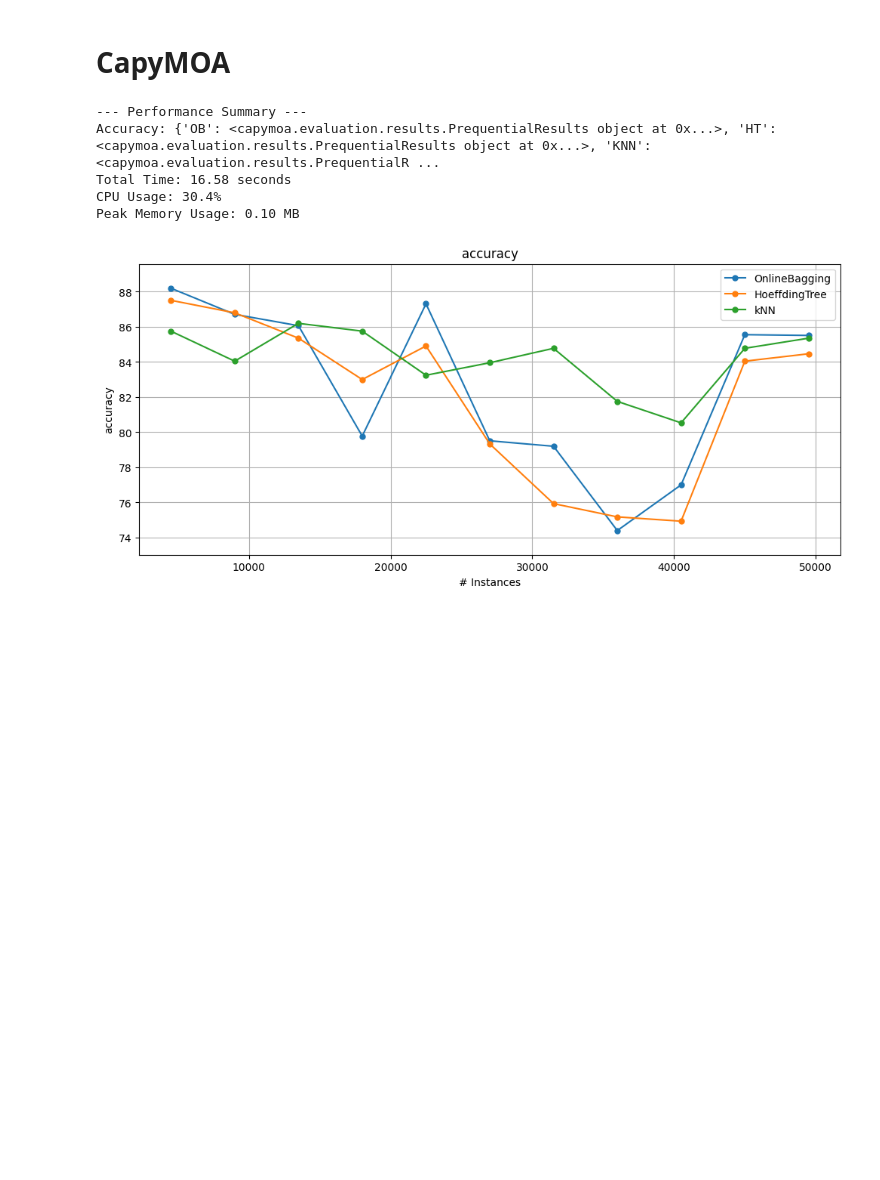
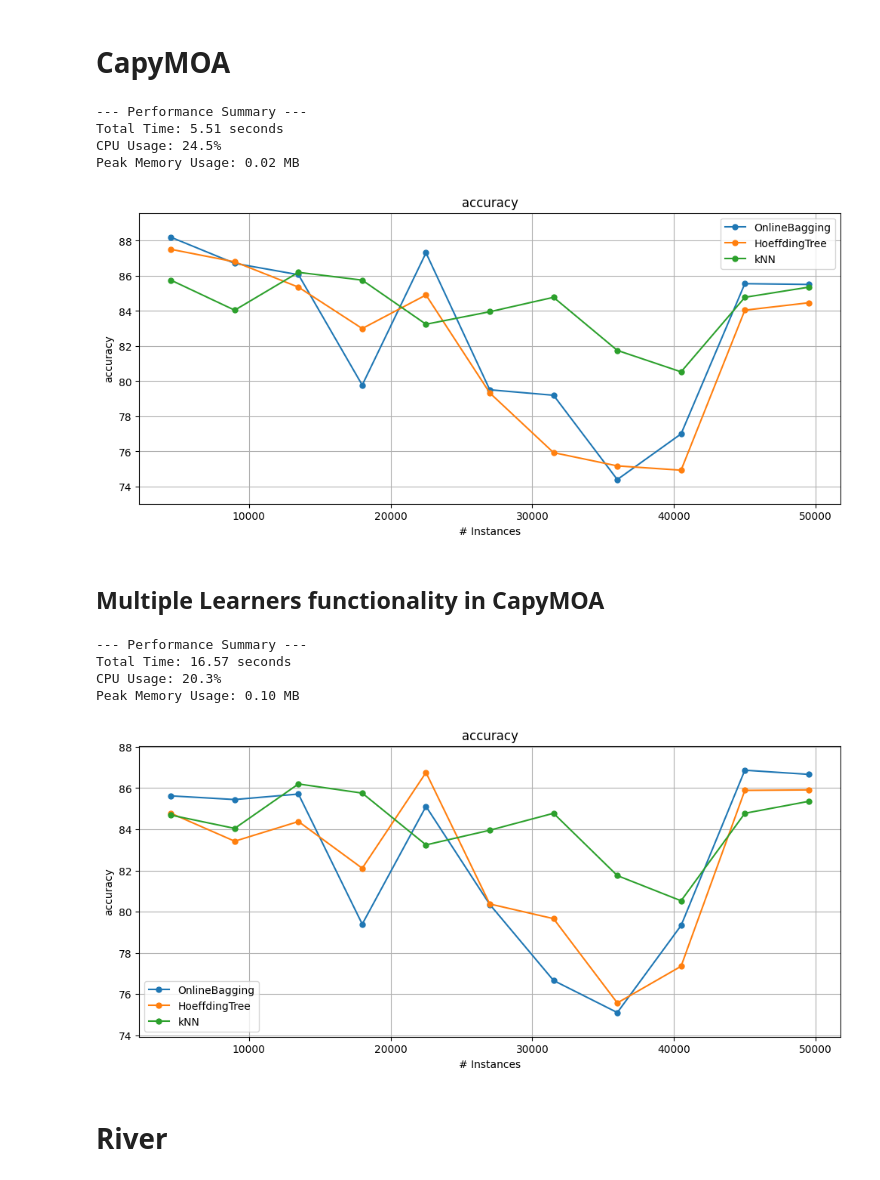
Before and after one commit to Streaming-Data-Analytics/2024-2025_SML-Notebooks-in-CapyMOA, a Jupyter notebook: source/classification.ipynb, the cells around one changed output. Cells and saved outputs as stored; diff of their text form; code cells hidden in the pictures; blank space fills up the shorter version.

```diff
--- a/source/classification.ipynb
+++ b/source/classification.ipynb
@@ -53,14 +68,17 @@ stream = Electricity()
 
 # Define the learners + an alias (dictionary key)
 learners = {
-    "OB": OnlineBagging(schema=stream.get_schema(), ensemble_size=10),
     "HT": HoeffdingTree(schema=stream.get_schema()),
     "KNN": KNN(schema=stream.get_schema(), k=3),
 }
 
 start_time, cpu_start = start_measurements()
 
-results = prequential_evaluation_multiple_learners(stream, learners, window_size=4500)
+results = {name: [] for name in learners.keys()}
+for name, learner in learners.items():
+    result = prequential_evaluation(stream=stream, learner=learner, window_size=4500)
+    results[name] = result
+
 
 end_time, cpu_end, current, peak = end_measurements()
 
@@ -72,8 +90,32 @@ print(f"Peak Memory Usage: {peak / 10**6:.2f} MB")
 plot_windowed_results(results["OB"], results["HT"], results['KNN'],  metric="accuracy")
 # %% [output]
 --- Performance Summary ---
-Accuracy: {'OB': <capymoa.evaluation.results.PrequentialResults object at 0x...>, 'HT': <capymoa.evaluation.results.PrequentialResults object at 0x...>, 'KNN': <capymoa.evaluation.results.PrequentialR ...
-Total Time: 16.58 seconds
-CPU Usage: 30.4%
-Peak Memory Usage: 0.10 MB
+Total Time: 5.51 seconds
+CPU Usage: 24.5%
+Peak Memory Usage: 0.02 MB
 [figure]
+# %% [markdown]
+## Multiple Learners functionality in CapyMOA
+# %%
+stream = Electricity()
+
+start_time, cpu_start = start_measurements()
+
+results = prequential_evaluation_multiple_learners(stream, learners, window_size=4500)
+
+end_time, cpu_end, current, peak = end_measurements()
+
+print(f"\n--- Performance Summary ---")
+print(f"Total Time: {end_time - start_time:.2f} seconds")
+print(f"CPU Usage: {cpu_end}%")
+print(f"Peak Memory Usage: {peak / 10**6:.2f} MB")
+
+plot_windowed_results(results["OB"], results["HT"], results['KNN'],  metric="accuracy")
+# %% [output]
+--- Performance Summary ---
+Total Time: 16.57 seconds
+CPU Usage: 20.3%
+Peak Memory Usage: 0.10 MB
+[figure, added]
+# %% [markdown]
+# River
```
Also changed, not shown: parts of 3 cells of this notebook, 3 other files.
